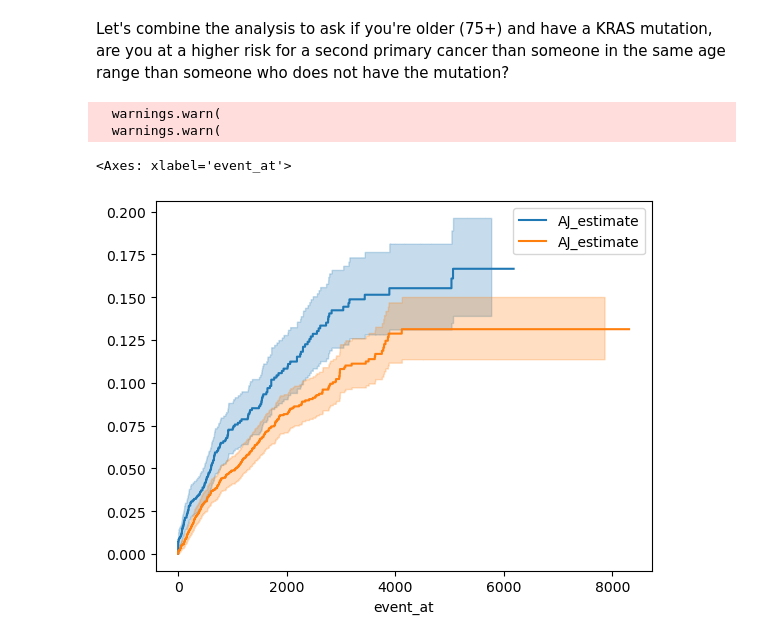
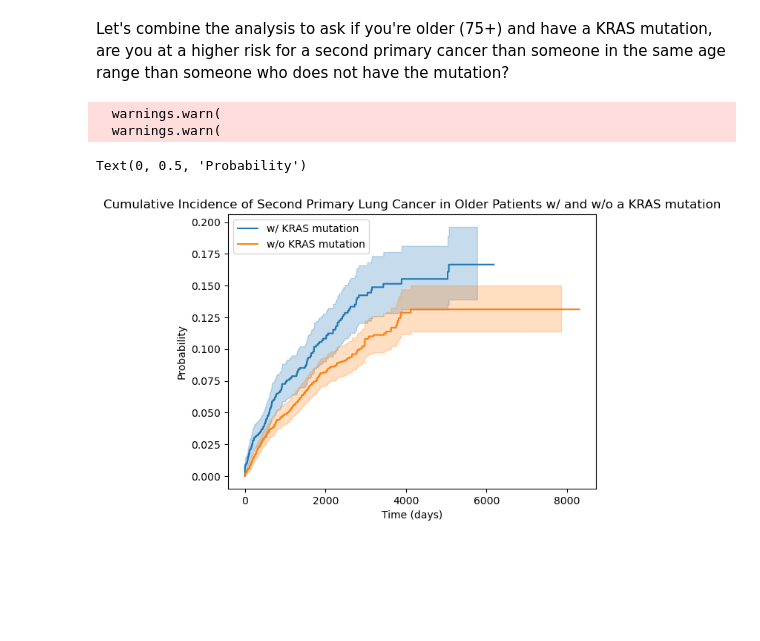
Before and after one commit to Roseille/SurvivalAnalyses, a Jupyter notebook: sample.ipynb, the cells around one changed output. Cells and saved outputs as stored; diff of their text form; code cells hidden in the pictures; blank space fills up the shorter version.

```diff
--- a/sample.ipynb
+++ b/sample.ipynb
@@ -270,17 +295,22 @@ Name: proportion, dtype: float64
 # %% [markdown]
 Let's combine the analysis to ask if you're older (75+) and have a KRAS mutation, are you at a higher risk for a second primary cancer than someone in the same age range than someone who does not have the mutation?
 # %%
+oldKRASm_ajf = AalenJohansenFitter(calculate_variance = True)
+oldKRASnm_ajf = AalenJohansenFitter(calculate_variance = True)
 older_ppl_w_KRAS = cph_df[(cph_df['CURRENT_AGE_DEID'] >= 75) & (cph_df['KRAS'] == True)]
 older_ppl_wo_KRAS = cph_df[(cph_df['CURRENT_AGE_DEID'] >= 75) & (cph_df['KRAS'] == False)]
 # %%
-ajf.fit(older_ppl_w_KRAS['DT_SECONDCANCER_DEATH'], older_ppl_w_KRAS['ENDPT_SECONDCANCER_DEATH'], event_of_interest=1)
-ajf.cumulative_density_
-ajf.plot()
-ajf.fit(older_ppl_wo_KRAS['DT_SECONDCANCER_DEATH'], older_ppl_wo_KRAS['ENDPT_SECONDCANCER_DEATH'], event_of_interest=1)
-ajf.cumulative_density_
-ajf.plot()
+oldKRASm_ajf.fit(older_ppl_w_KRAS['DT_SECONDCANCER_DEATH'], older_ppl_w_KRAS['ENDPT_SECONDCANCER_DEATH'], event_of_interest=1)
+oldKRASm_ajf.cumulative_density_
+oldKRASm_ajf.plot(label = 'w/ KRAS mutation')
+oldKRASnm_ajf.fit(older_ppl_wo_KRAS['DT_SECONDCANCER_DEATH'], older_ppl_wo_KRAS['ENDPT_SECONDCANCER_DEATH'], event_of_interest=1)
+oldKRASnm_ajf.cumulative_density_
+oldKRASnm_ajf.plot(label = 'w/o KRAS mutation')
+plt.title('Cumulative Incidence of Second Primary Lung Cancer in Older Patients w/ and w/o a KRAS mutation')
+plt.xlabel('Time (days)')
+plt.ylabel('Probability')
 # %% [output]
   warnings.warn(
   warnings.warn(
-<Axes: xlabel='event_at'>
+Text(0, 0.5, 'Probability')
-[figure, old version]
+[figure, new version]
```
Also changed, not shown: parts of 5 cells of this notebook.
